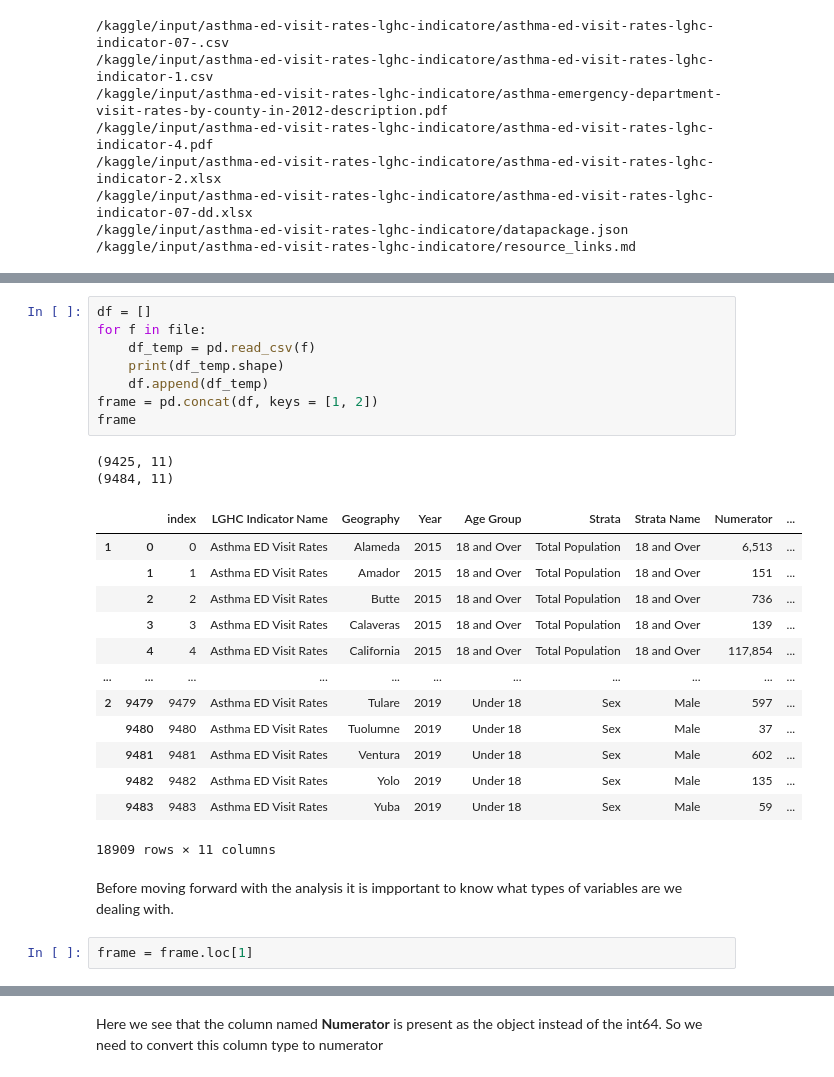
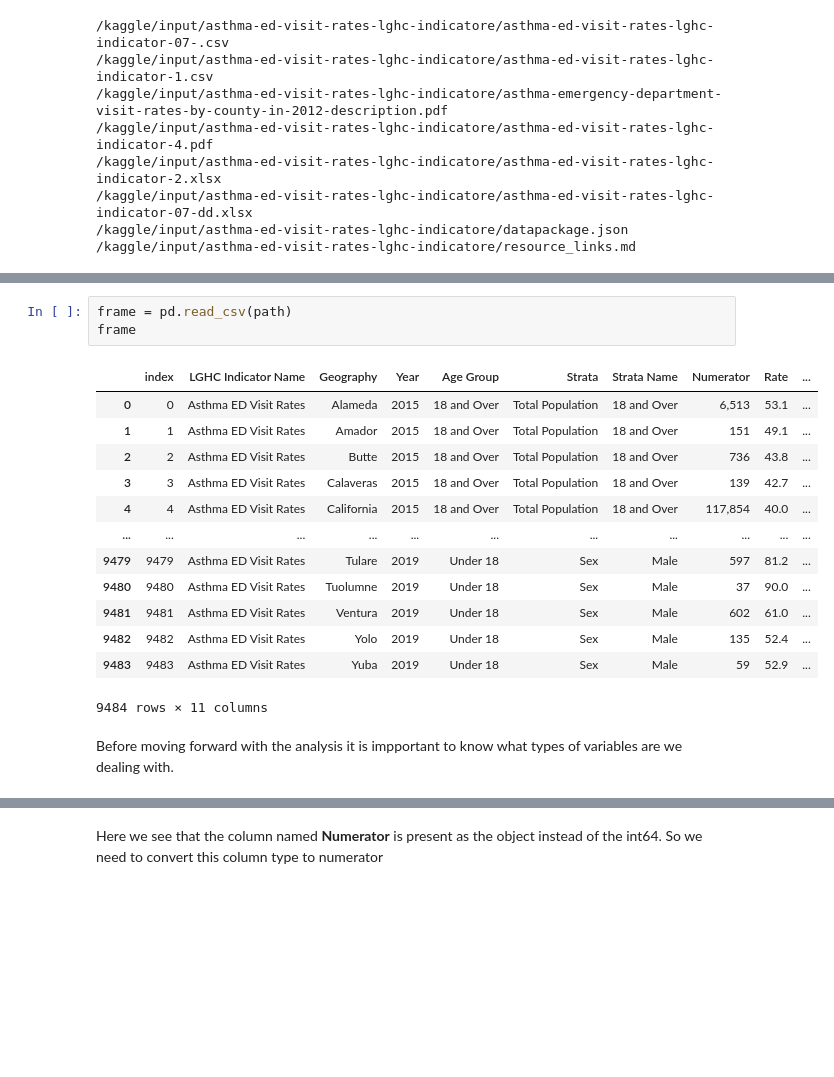
Before and after one commit to elakapoor/data-vizualization, a Jupyter notebook: asthma-data.ipynb, the cells around one changed output, grey strips where cells are left out. Cells and saved outputs as stored; diff of their text form; blank space fills up the shorter version.

```diff
--- a/asthma-data.ipynb
+++ b/asthma-data.ipynb
@@ -41,34 +41,25 @@ file = glob.glob("/kaggle/input/asthma-ed-visit-rates-lghc-indicatore/*.csv")
 len(file)
 # %% [output]
 2
-# %%
-df = []
-for f in file:
-    df_temp = pd.read_csv(f)
-    print(df_temp.shape)
-    df.append(df_temp)
-frame = pd.concat(df, keys = [1, 2])
-frame
-# %% [output]
-(9425, 11)
-(9484, 11)
-|  |  | index | LGHC Indicator Name | Geography | Year | Age Group | Strata | Strata Name | Numerator | ... |
-| 1 | 0 | 0 | Asthma ED Visit Rates | Alameda | 2015 | 18 and Over | Total Population | 18 and Over | 6,513 | ... |
-|  | 1 | 1 | Asthma ED Visit Rates | Amador | 2015 | 18 and Over | Total Population | 18 and Over | 151 | ... |
-|  | 2 | 2 | Asthma ED Visit Rates | Butte | 2015 | 18 and Over | Total Population | 18 and Over | 736 | ... |
-|  | 3 | 3 | Asthma ED Visit Rates | Calaveras | 2015 | 18 and Over | Total Population | 18 and Over | 139 | ... |
-|  | 4 | 4 | Asthma ED Visit Rates | California | 2015 | 18 and Over | Total Population | 18 and Over | 117,854 | ... |
-| ... | ... | ... | ... | ... | ... | ... | ... | ... | ... | ... |
-| 2 | 9479 | 9479 | Asthma ED Visit Rates | Tulare | 2019 | Under 18 | Sex | Male | 597 | ... |
-|  | 9480 | 9480 | Asthma ED Visit Rates | Tuolumne | 2019 | Under 18 | Sex | Male | 37 | ... |
-|  | 9481 | 9481 | Asthma ED Visit Rates | Ventura | 2019 | Under 18 | Sex | Male | 602 | ... |
-|  | 9482 | 9482 | Asthma ED Visit Rates | Yolo | 2019 | Under 18 | Sex | Male | 135 | ... |
-|  | 9483 | 9483 | Asthma ED Visit Rates | Yuba | 2019 | Under 18 | Sex | Male | 59 | ... |
-18909 rows × 11 columns
+# %%
+frame = pd.read_csv(path)
+frame
+# %% [output]
+|  | index | LGHC Indicator Name | Geography | Year | Age Group | Strata | Strata Name | Numerator | Rate | ... |
+| 0 | 0 | Asthma ED Visit Rates | Alameda | 2015 | 18 and Over | Total Population | 18 and Over | 6,513 | 53.1 | ... |
+| 1 | 1 | Asthma ED Visit Rates | Amador | 2015 | 18 and Over | Total Population | 18 and Over | 151 | 49.1 | ... |
+| 2 | 2 | Asthma ED Visit Rates | Butte | 2015 | 18 and Over | Total Population | 18 and Over | 736 | 43.8 | ... |
+| 3 | 3 | Asthma ED Visit Rates | Calaveras | 2015 | 18 and Over | Total Population | 18 and Over | 139 | 42.7 | ... |
+| 4 | 4 | Asthma ED Visit Rates | California | 2015 | 18 and Over | Total Population | 18 and Over | 117,854 | 40.0 | ... |
+| ... | ... | ... | ... | ... | ... | ... | ... | ... | ... | ... |
+| 9479 | 9479 | Asthma ED Visit Rates | Tulare | 2019 | Under 18 | Sex | Male | 597 | 81.2 | ... |
+| 9480 | 9480 | Asthma ED Visit Rates | Tuolumne | 2019 | Under 18 | Sex | Male | 37 | 90.0 | ... |
+| 9481 | 9481 | Asthma ED Visit Rates | Ventura | 2019 | Under 18 | Sex | Male | 602 | 61.0 | ... |
+| 9482 | 9482 | Asthma ED Visit Rates | Yolo | 2019 | Under 18 | Sex | Male | 135 | 52.4 | ... |
+| 9483 | 9483 | Asthma ED Visit Rates | Yuba | 2019 | Under 18 | Sex | Male | 59 | 52.9 | ... |
+9484 rows × 11 columns
 # %% [markdown]
 Before moving forward with the analysis it is impportant to know what types of variables are we dealing with.
-# %%
-frame = frame.loc[1]
 # %%
 frame.info()
 # %% [output]
```
Also changed, not shown: parts of 20 cells of this notebook.
